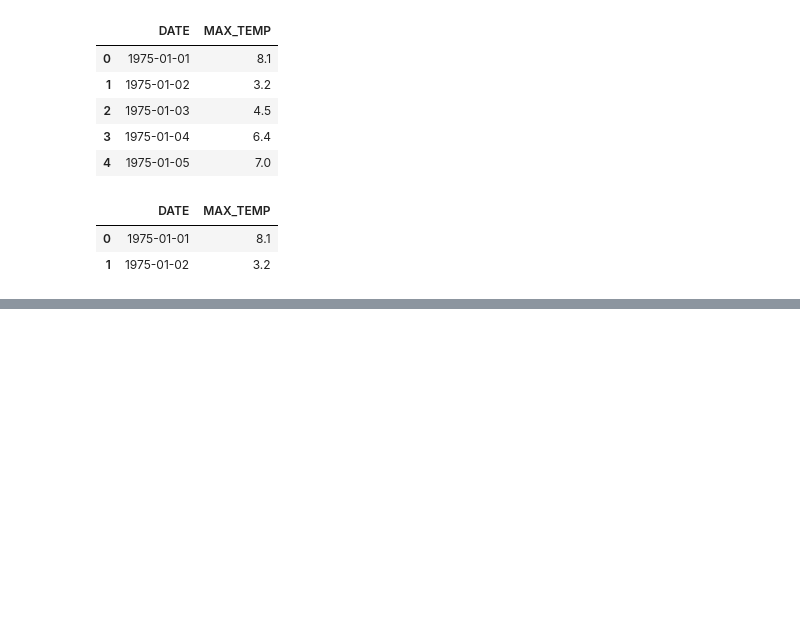
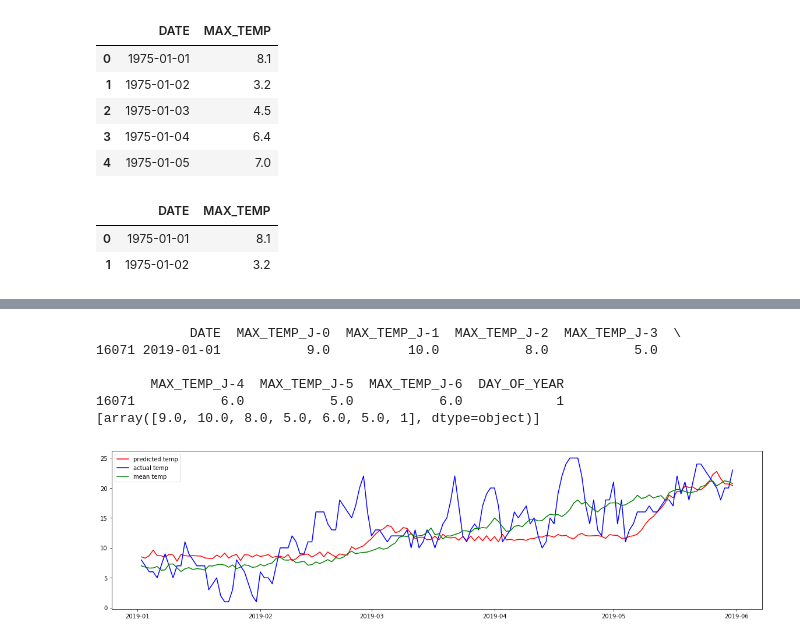
Before and after one commit to VincentVillet/temperatures-predictions, a Jupyter notebook: random_forest_prediction.ipynb, the cells around one changed output, grey strips where cells are left out. Cells and saved outputs as stored; diff of their text form; code cells hidden in the pictures; blank space fills up the shorter version.

Commit message:
improve random forest prediction

```diff
--- a/random_forest_prediction.ipynb
+++ b/random_forest_prediction.ipynb
@@ -187,0 +226,44 @@ len(y_pred_year)
+# %%
+# Test at predicting the temperatures of 2019 in a dynamic way.
+initial_date = datetime(2019, 1, 1)
+end_date = datetime(2019, 5, 31)
+
+initial_df = final_df[final_df["DATE"] == initial_date]
+print(initial_df.head())
+features = [np.append(initial_df.values[0][1:-2], 1)]
+print(features)
+date = initial_date + timedelta(days=1)
+date_list = []
+prediction_list = []
+
+while date <= end_date:
+    date_list.append(date)
+    prediction = best_estimator.predict(features)
+    prediction_list.append(prediction[0])
+    features = [list(prediction) + list(features[0][:5]) + [features[0][-1] + 1]]
+    date += timedelta(days=1)
+
+plt.figure(1, figsize=[20, 5])
+mean_df = full_meteo.copy()
+mean_df["YEAR_DATE"] = mean_df["DATE"].apply(lambda x: str(x)[5:10])
+mean_df = mean_df[mean_df["YEAR_DATE"] != "02-29"]
+mean_df = mean_df.groupby("YEAR_DATE", as_index=False).mean()[["YEAR_DATE","MAX_TEMP"]]
+mean_df_dates = mean_df[(mean_df["YEAR_DATE"] > str(initial_date)[5:10]) &
+                         (mean_df["YEAR_DATE"] <= str(end_date)[5:10])]
+plt.plot(date_list, prediction_list, label="predicted temp", color="red")
+plt.plot(date_list,
+         final_df[(final_df["DATE"] > initial_date) & (final_df["DATE"] <= end_date)]["MAX_TEMP_J-0"],
+         label="actual temp", color="blue")
+plt.plot(date_list,
+        mean_df_dates["MAX_TEMP"],
+        label="mean temp", color="green")
+plt.legend()
+plt.show()
+# %% [output]
+            DATE  MAX_TEMP_J-0  MAX_TEMP_J-1  MAX_TEMP_J-2  MAX_TEMP_J-3  \
+16071 2019-01-01           9.0          10.0           8.0           5.0
+
+       MAX_TEMP_J-4  MAX_TEMP_J-5  MAX_TEMP_J-6  DAY_OF_YEAR
+16071           6.0           5.0           6.0            1
+[array([9.0, 10.0, 8.0, 5.0, 6.0, 5.0, 1], dtype=object)]
+[figure, added]
```
Also changed, not shown: parts of 14 cells of this notebook.
